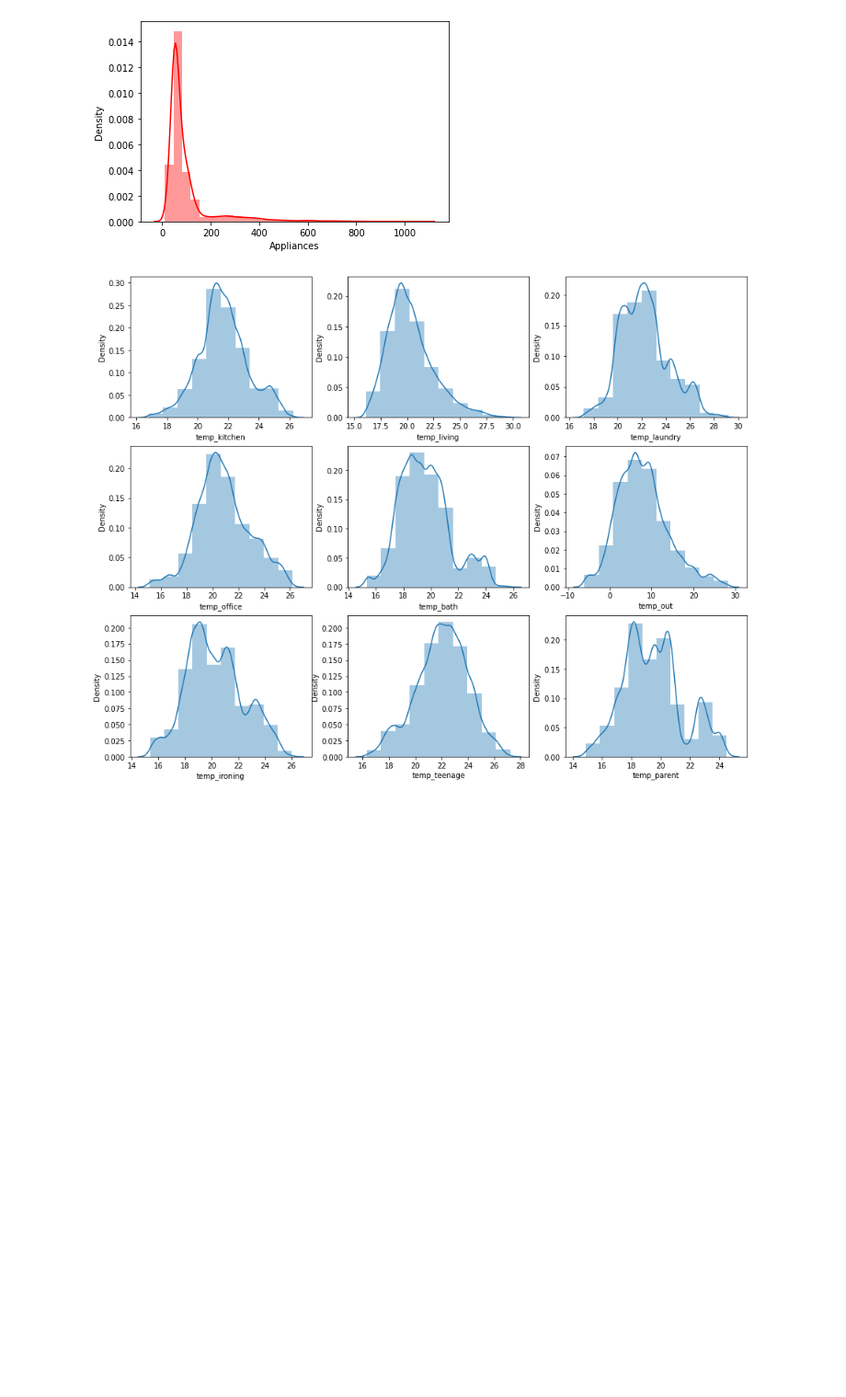
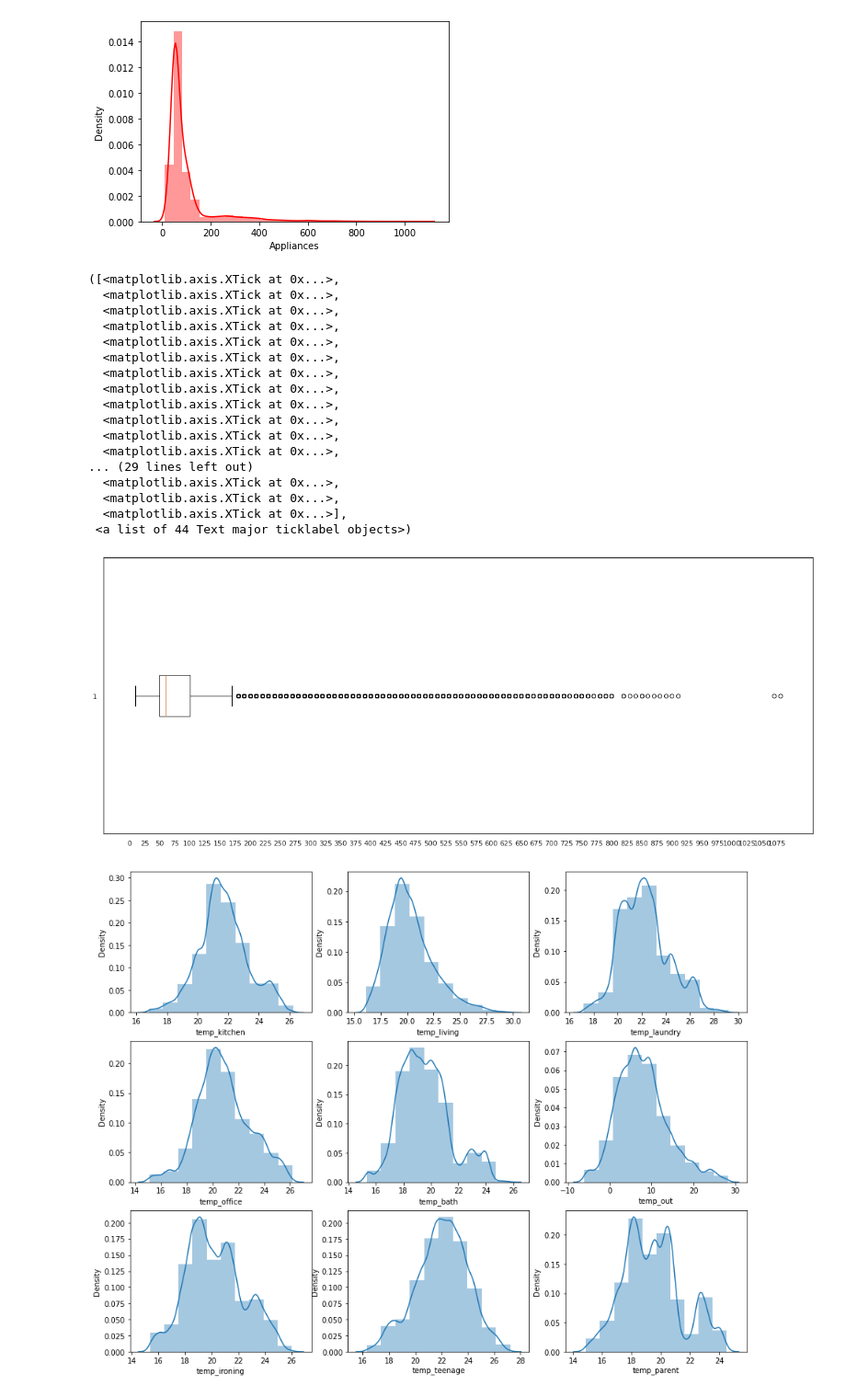
Before and after one commit to SuhelAnsari9272/Appliance-Energy-Prediction, a Jupyter notebook: Appliance_energy_Suhel.ipynb, the cells around one changed output. Shown at 92% size. Saved outputs shown, nothing was run; the diff lists cells and outputs as text; code cells hidden in the pictures; blank space fills up the shorter version.

```diff
--- a/Appliance_energy_Suhel.ipynb
+++ b/Appliance_energy_Suhel.ipynb
@@ -225,6 +308,30 @@ sns.distplot(df['Appliances'], kde = True, color ='red', bins = 30)
 # %% [output]
 <matplotlib.axes._subplots.AxesSubplot at 0x...>
 [figure]
+# %%
+#boxplot of Target variable
+plt.rcParams['figure.figsize'] = (20,8)
+plt.boxplot(df['Appliances'], vert = False, manage_ticks = True, showfliers = True)
+plt.xticks(np.arange(0, max(df['Appliances'])+1, 25))
+# %% [output]
+([<matplotlib.axis.XTick at 0x...>,
+  <matplotlib.axis.XTick at 0x...>,
+  <matplotlib.axis.XTick at 0x...>,
+  <matplotlib.axis.XTick at 0x...>,
+  <matplotlib.axis.XTick at 0x...>,
+  <matplotlib.axis.XTick at 0x...>,
+  <matplotlib.axis.XTick at 0x...>,
+  <matplotlib.axis.XTick at 0x...>,
+  <matplotlib.axis.XTick at 0x...>,
+  <matplotlib.axis.XTick at 0x...>,
+  <matplotlib.axis.XTick at 0x...>,
+  <matplotlib.axis.XTick at 0x...>,
+... (29 lines left out)
+  <matplotlib.axis.XTick at 0x...>,
+  <matplotlib.axis.XTick at 0x...>,
+  <matplotlib.axis.XTick at 0x...>],
+ <a list of 44 Text major ticklabel objects>)
+[figure, added]
 # %%
 #plot of distibution of the temperature variables
 f,ax = plt.subplots(3,3,figsize=(15,12))
```
Also changed, not shown: parts of 41 cells of this notebook.
